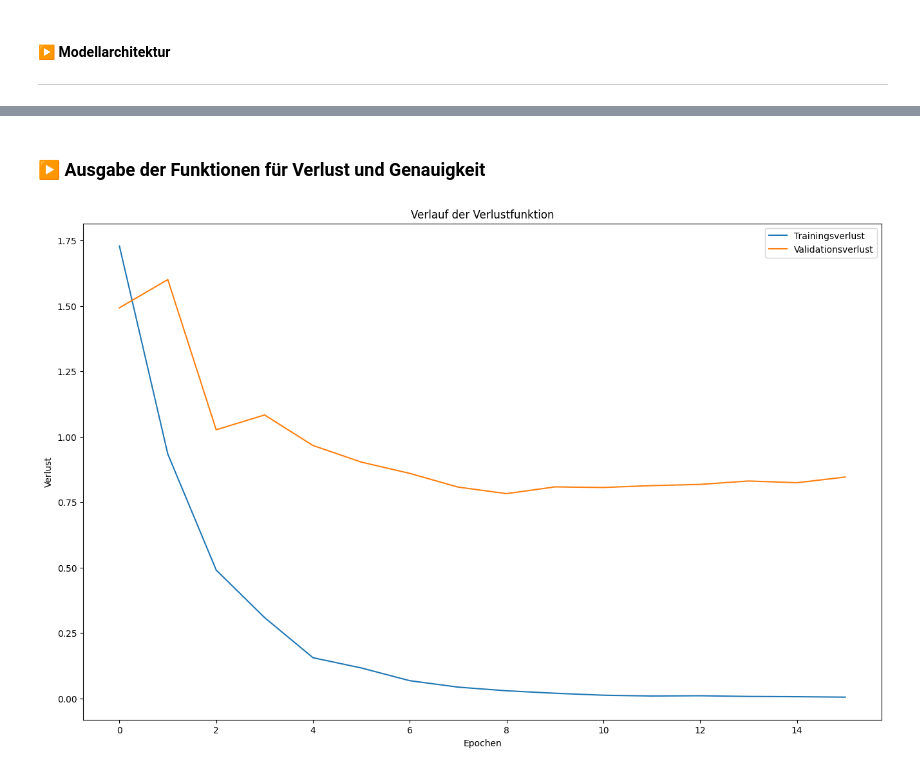
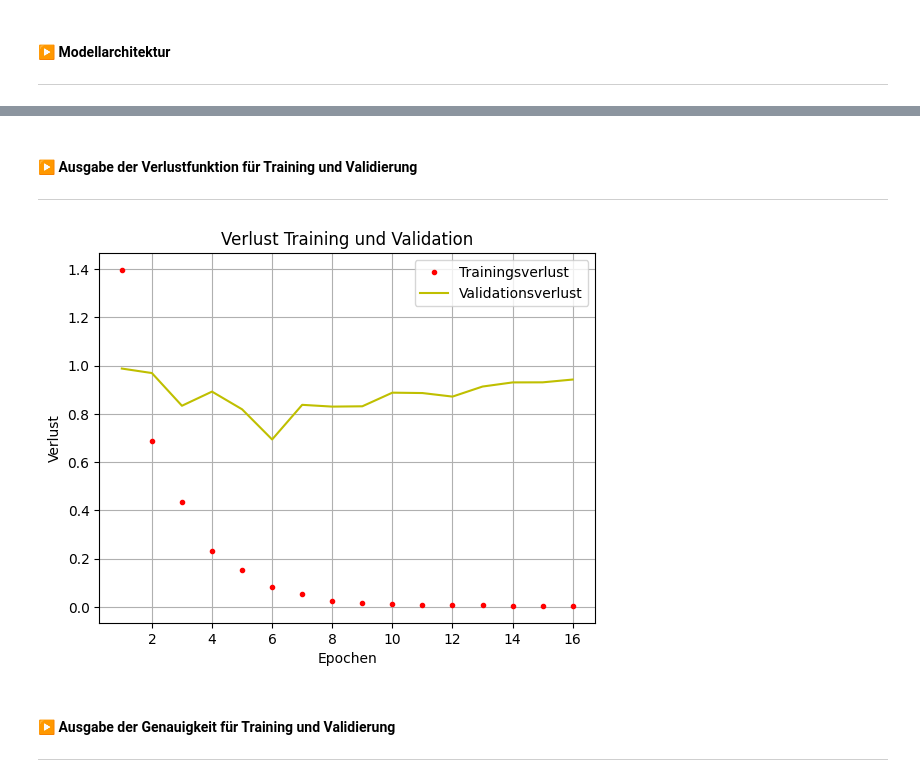
Before and after one commit to Gizmo-Labs/Informatik-Bachelor-Thesis, a Jupyter notebook: Jupyter-Notebooks/Model-Exploration_Variante_2.ipynb, the cells around one changed output, grey strips where cells are left out. Saved outputs shown, nothing was run; the diff lists cells and outputs as text; code cells hidden in the pictures.

```diff
--- a/Jupyter-Notebooks/Model-Exploration_Variante_2.ipynb
+++ b/Jupyter-Notebooks/Model-Exploration_Variante_2.ipynb
@@ -163,12 +184,15 @@ Labels = all_data[all_data.columns[-1]]
 # Datentyp Numpy Array                                       #
 ##############################################################
 Klassen = np.unique(Labels)
+Klassen = np.expand_dims(Klassen, -1)
+Anzahl_Klassen = Klassen.max() + 1
+print("Anzahl der Klassen : ", Anzahl_Klassen)
 print("Form der Klassen : ", Klassen.shape)
 
 
 ##############################################################
-# Sensorwerte der Gesten auslesen                            #
-# Datentyp Pandas Dataframe                                  #
+# Features aus Datensatz extrahieren                         #
+# Umwandeln in Datentyp Float32                              #
 ##############################################################
 Features = all_data.drop(64, axis=1).copy()
 
@@ -296,8 +327,9 @@ Form der Test-Labels :  (114, 1)
 ##############################################################
 batch_size = 32
 epochs = 16
-initializer='glorot_uniform'
+
 padding='same'
+
 mom = 0.9
 eps = 0.000001
 drop = 0.2
@@ -309,27 +341,29 @@ drop = 0.2
 model = keras.Sequential()
 model.add(layers.InputLayer(input_shape))
 
-model.add(layers.Conv2D(96, (4,4), strides=(2,2) ,padding = padding, input_shape=input_shape, kernel_initializer=initializer))
+model.add(layers.Conv2D(64, (4,4), strides=(2,2) ,padding = padding, input_shape=input_shape))
 model.add(layers.BatchNormalization(momentum=mom, epsilon=eps))
-model.add(layers.Activation('elu'))
+model.add(layers.Activation('relu'))
 model.add(layers.MaxPool2D(2,2))
 
 model.add(layers.Conv2D(64, (4,4), strides=(2,2) , padding = padding))
 model.add(layers.BatchNormalization(momentum=mom, epsilon=eps))
-model.add(layers.Activation('elu'))
+model.add(layers.Activation('relu'))
 model.add(layers.MaxPool2D(2,2))
 
 
 model.add(layers.Flatten())
 model.add(layers.Dense(256))
 
-model.add(layers.Activation('elu'))
-model.add(layers.Dropout(drop))
+model.add(layers.Activation('relu'))
 
 
-model.add(layers.Dense(num_classes))
+model.add(layers.Dense(Anzahl_Klassen))
 model.add(layers.Activation('softmax'))
 
 # Modellparameter ausgeben
 model.summary()
+
+# Modell speichern
+model.save('./Gespeicherte Modelle/2DCNN.h5')
 # %% [output]
@@ -363,7 +397,7 @@ model.compile(
 history = model.fit(
     X_train,
     y_train,
-    validation_split=0.3,
+    validation_data=(X_val, y_val),
     batch_size=batch_size,
     epochs=epochs,
     callbacks=[
@@ -391,17 +425,22 @@ Epoch 16/16
 # %% [markdown]
-### ▶️ Ausgabe der Funktionen für Verlust und Genauigkeit
+#### ▶️ Ausgabe der Verlustfunktion für Training und Validierung
+***
 # %%
-plt.figure(figsize=(16, 10))
-
-plt.plot(range(epochs), history.history['loss'], label="Trainingsverlust")
-plt.plot(range(epochs), history.history['val_loss'], label="Validationsverlust")
-
-plt.xlabel("Epochen")
-plt.ylabel("Verlust")
+loss = history.history['loss']
+val_loss = history.history['val_loss']
+epochs = range(1, len(loss) + 1)
+plt.plot(epochs, loss, 'r.', label='Trainingsverlust')
+plt.plot(epochs, val_loss, 'y', label='Validationsverlust')
+plt.title('Verlust Training und Validation')
+plt.xlabel('Epochen')
+plt.ylabel('Verlust')
+plt.grid()
 plt.legend()
-plt.title("Verlauf der Verlustfunktion")
-
+plt.savefig('./Metriken/Verlust_2DCNN.png', dpi=300, bbox_inches='tight')
 plt.show()
 # %% [output]
-[figure, old version]
+[figure, new version]
+# %% [markdown]
+#### ▶️ Ausgabe der Genauigkeit für Training und Validierung
+***
 # %%
```
Also changed, not shown: parts of 19 cells of this notebook, 31 other files.
